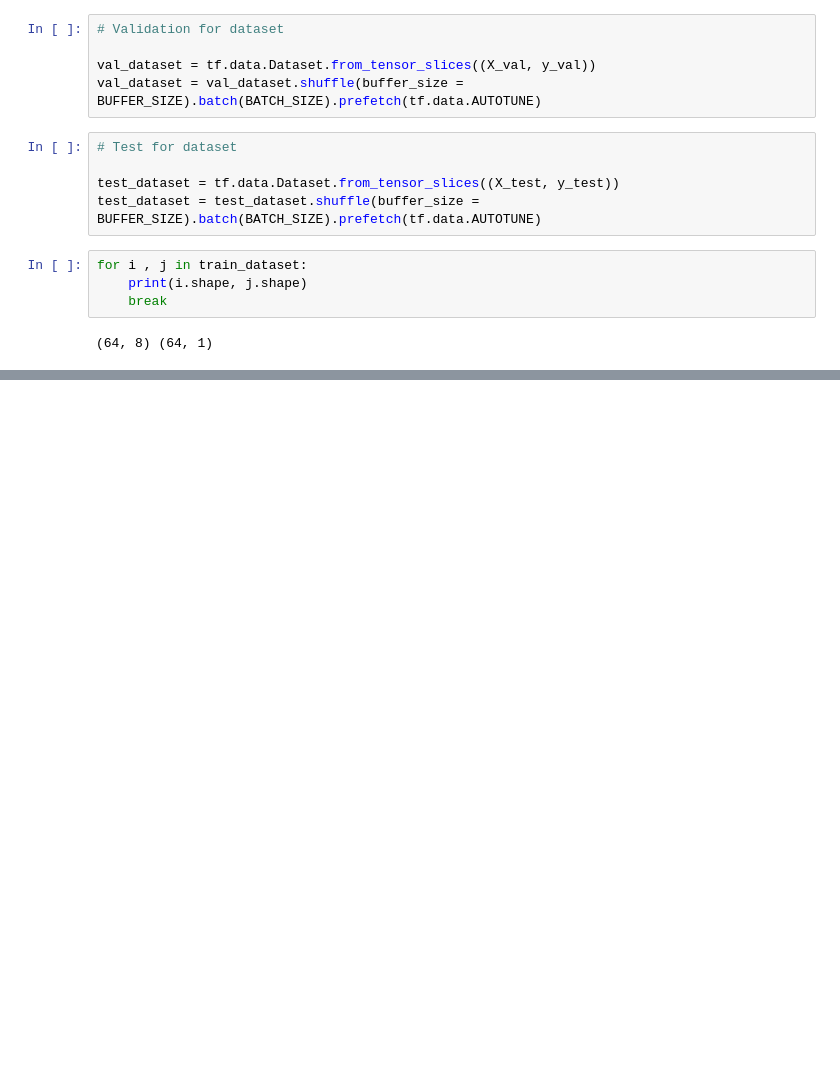
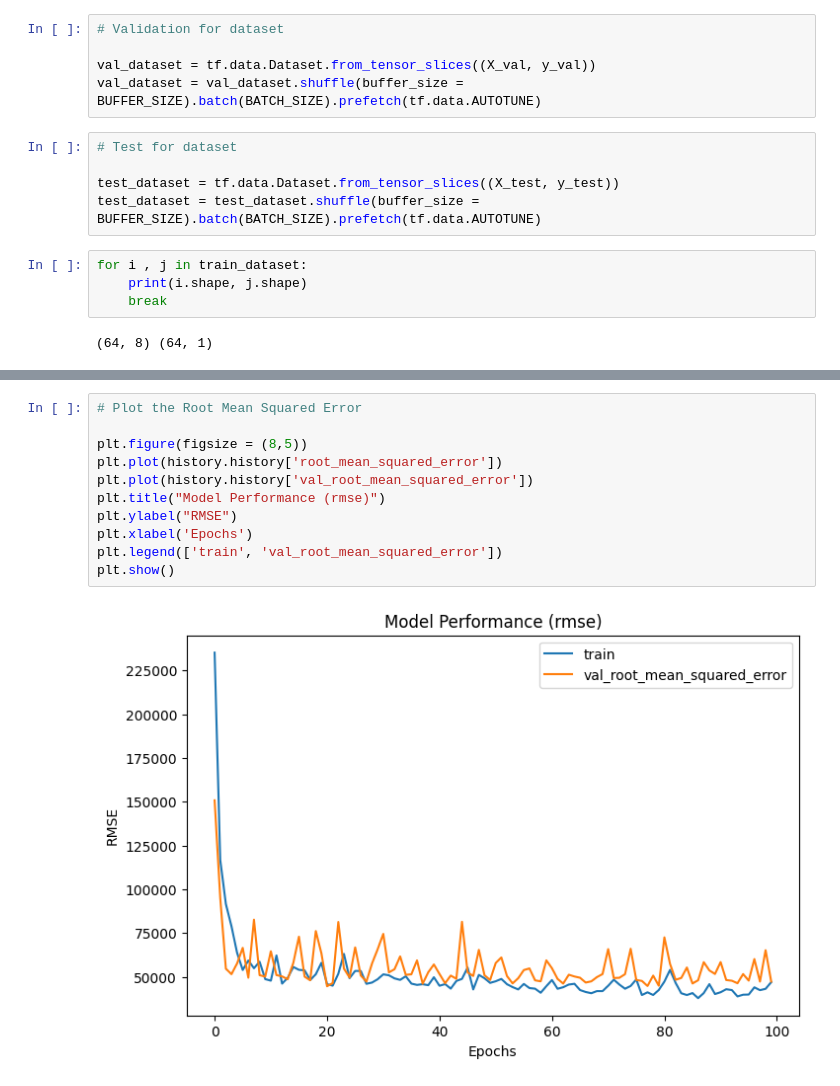
Before and after one commit to dev-paplix/pds-gx, a Jupyter notebook: keras_tensorflow.ipynb, the cells around one changed output, grey strips where cells are left out. Saved outputs shown, nothing was run; the diff lists cells and outputs as text; blank space fills up the shorter version.

```diff
--- a/keras_tensorflow.ipynb
+++ b/keras_tensorflow.ipynb
@@ -148,0 +237,13 @@ array([[ 0.86551875,  1.1847498 , -0.7110032 , -0.21245168, -0.27008966,
+# %%
+# Plot the Root Mean Squared Error
+
+plt.figure(figsize = (8,5))
+plt.plot(history.history['root_mean_squared_error'])
+plt.plot(history.history['val_root_mean_squared_error'])
+plt.title("Model Performance (rmse)")
+plt.ylabel("RMSE")
+plt.xlabel('Epochs')
+plt.legend(['train', 'val_root_mean_squared_error'])
+plt.show()
+# %% [output]
+[figure, added]
```
Also changed, not shown: parts of 11 cells of this notebook.
